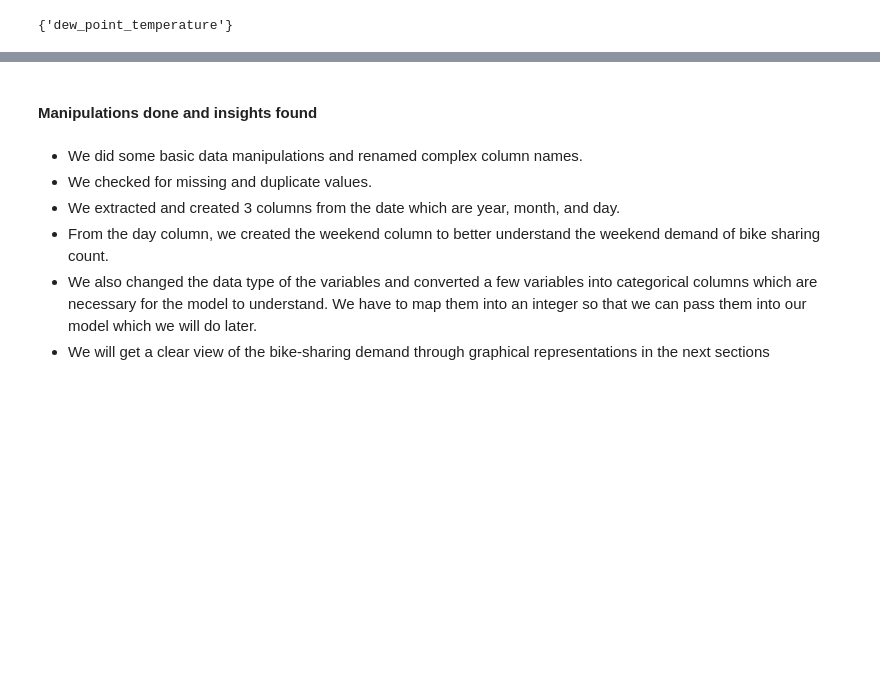
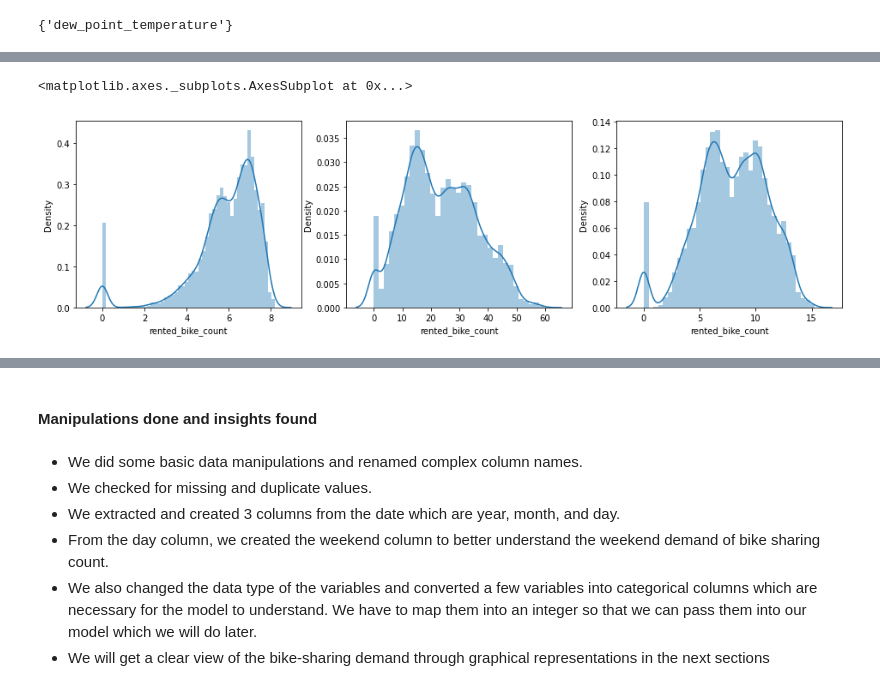
Before and after one commit to Navneet2409/bike-sharing-demand-prediction, a Jupyter notebook: Bike_Sharing_Notebook_Navneet_Keshri.ipynb, the cells around one changed output, grey strips where cells are left out. Saved outputs shown, nothing was run; the diff lists cells and outputs as text; code cells hidden in the pictures; blank space fills up the shorter version.

```diff
--- a/Bike_Sharing_Notebook_Navneet_Keshri.ipynb
+++ b/Bike_Sharing_Notebook_Navneet_Keshri.ipynb
@@ -1090,0 +1186,10 @@ memory usage: 669.1 KB
+# %%
+# checking for best transformation for target variable
+fig, axs = plt.subplots(1,3, figsize=(16,4))
+
+sns.distplot(np.log1p(bike_df['rented_bike_count']),kde=True, ax=axs[0])
+sns.distplot(np.sqrt(bike_df['rented_bike_count']),kde=True, ax=axs[1])
+sns.distplot(np.cbrt(bike_df['rented_bike_count']),kde=True, ax=axs[2])
+# %% [output]
+<matplotlib.axes._subplots.AxesSubplot at 0x...>
+[figure, added]
```
Also changed, not shown: parts of 298 cells of this notebook.
